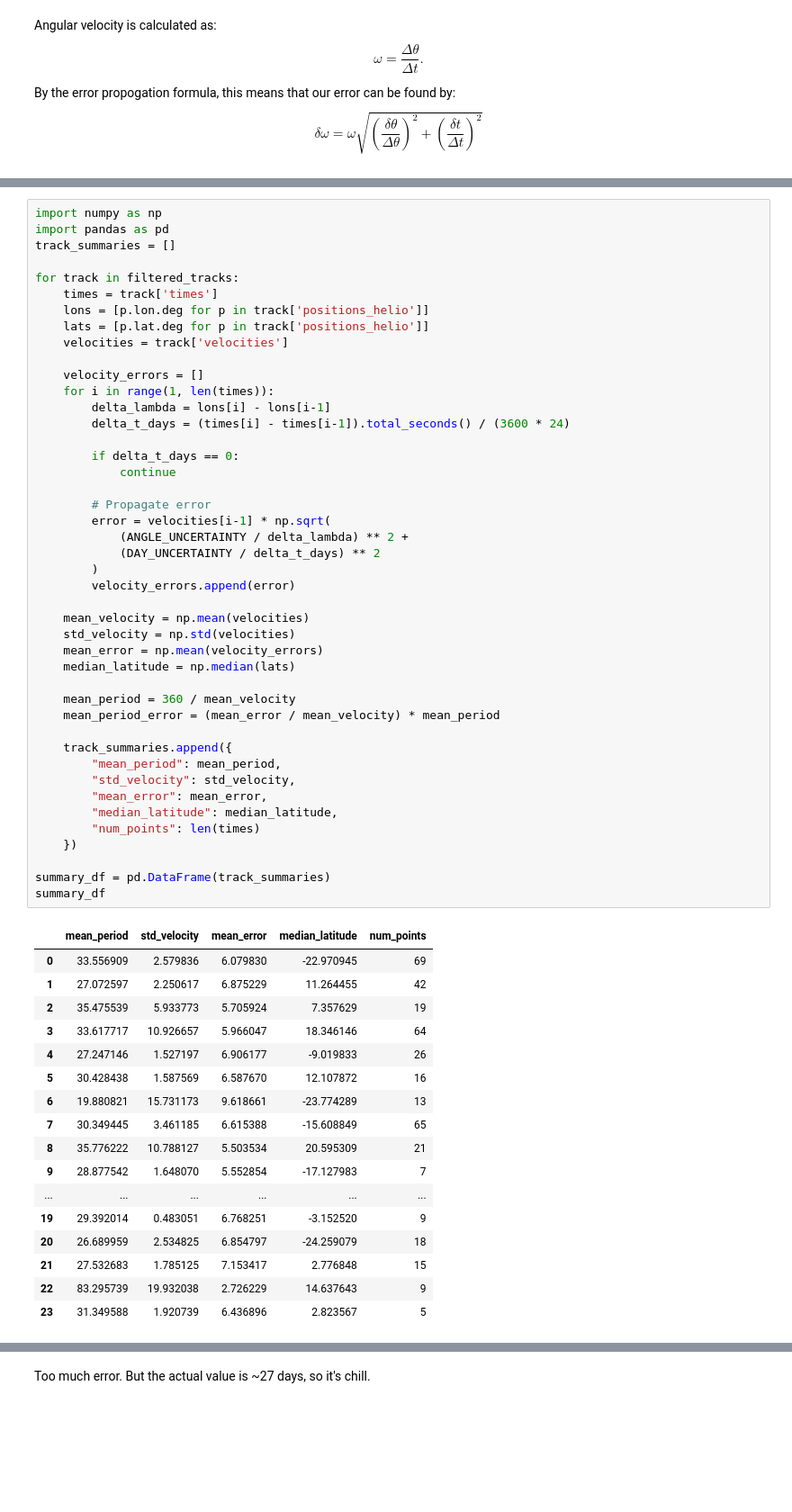
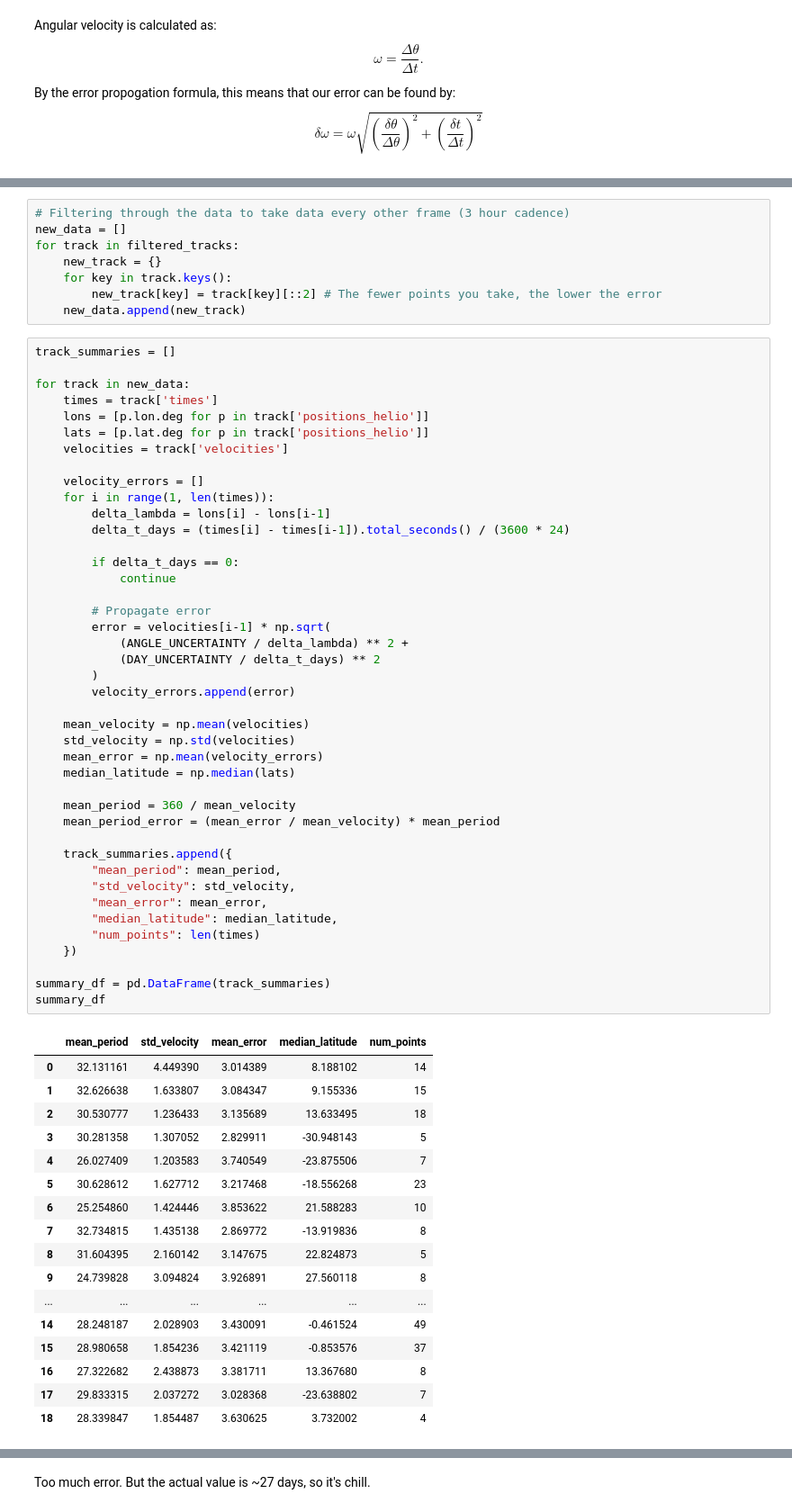
Before and after one commit to Joseph-Khoury/MQE_env, a Jupyter notebook: DML/solar_rotation_from_data/SOHO_analysis.ipynb, the cells around one changed output, grey strips where cells are left out. Shown: that part at 90% size. Cells and saved outputs as stored; diff of their text form; blank space fills up the shorter version.

```diff
--- a/DML/solar_rotation_from_data/SOHO_analysis.ipynb
+++ b/DML/solar_rotation_from_data/SOHO_analysis.ipynb
@@ -291,9 +292,15 @@ Number of tracks with more than 4 velocity points is: 24
+# %%
+# Filtering through the data to take data every other frame (3 hour cadence)
+new_data = []
+for track in filtered_tracks:
+    new_track = {}
+    for key in track.keys():
+        new_track[key] = track[key][::2] # The fewer points you take, the lower the error
+    new_data.append(new_track)
 # %%
-import numpy as np
-import pandas as pd
 track_summaries = []
 
-for track in filtered_tracks:
+for track in new_data:
     times = track['times']
     lons = [p.lon.deg for p in track['positions_helio']]
     lats = [p.lat.deg for p in track['positions_helio']]
@@ -307,46 +314,46 @@ for track in filtered_tracks:
         if delta_t_days == 0:
             continue
 
         # Propagate error
         error = velocities[i-1] * np.sqrt(
             (ANGLE_UNCERTAINTY / delta_lambda) ** 2 +
             (DAY_UNCERTAINTY / delta_t_days) ** 2
         )
         velocity_errors.append(error)
 
     mean_velocity = np.mean(velocities)
     std_velocity = np.std(velocities)
     mean_error = np.mean(velocity_errors)
     median_latitude = np.median(lats)
 
     mean_period = 360 / mean_velocity
     mean_period_error = (mean_error / mean_velocity) * mean_period
 
     track_summaries.append({
         "mean_period": mean_period,
         "std_velocity": std_velocity,
         "mean_error": mean_error,
         "median_latitude": median_latitude,
         "num_points": len(times)
     })
 
 summary_df = pd.DataFrame(track_summaries)
 summary_df
 # %% [output]
 |  | mean_period | std_velocity | mean_error | median_latitude | num_points |
-| 0 | 33.556909 | 2.579836 | 6.079830 | -22.970945 | 69 |
-| 1 | 27.072597 | 2.250617 | 6.875229 | 11.264455 | 42 |
-| 2 | 35.475539 | 5.933773 | 5.705924 | 7.357629 | 19 |
-| 3 | 33.617717 | 10.926657 | 5.966047 | 18.346146 | 64 |
-| 4 | 27.247146 | 1.527197 | 6.906177 | -9.019833 | 26 |
-| 5 | 30.428438 | 1.587569 | 6.587670 | 12.107872 | 16 |
-| 6 | 19.880821 | 15.731173 | 9.618661 | -23.774289 | 13 |
-| 7 | 30.349445 | 3.461185 | 6.615388 | -15.608849 | 65 |
-| 8 | 35.776222 | 10.788127 | 5.503534 | 20.595309 | 21 |
-| 9 | 28.877542 | 1.648070 | 5.552854 | -17.127983 | 7 |
+| 0 | 32.131161 | 4.449390 | 3.014389 | 8.188102 | 14 |
+| 1 | 32.626638 | 1.633807 | 3.084347 | 9.155336 | 15 |
+| 2 | 30.530777 | 1.236433 | 3.135689 | 13.633495 | 18 |
+| 3 | 30.281358 | 1.307052 | 2.829911 | -30.948143 | 5 |
+| 4 | 26.027409 | 1.203583 | 3.740549 | -23.875506 | 7 |
+| 5 | 30.628612 | 1.627712 | 3.217468 | -18.556268 | 23 |
+| 6 | 25.254860 | 1.424446 | 3.853622 | 21.588283 | 10 |
+| 7 | 32.734815 | 1.435138 | 2.869772 | -13.919836 | 8 |
+| 8 | 31.604395 | 2.160142 | 3.147675 | 22.824873 | 5 |
+| 9 | 24.739828 | 3.094824 | 3.926891 | 27.560118 | 8 |
 | ... | ... | ... | ... | ... | ... |
-| 19 | 29.392014 | 0.483051 | 6.768251 | -3.152520 | 9 |
-| 20 | 26.689959 | 2.534825 | 6.854797 | -24.259079 | 18 |
-| 21 | 27.532683 | 1.785125 | 7.153417 | 2.776848 | 15 |
-| 22 | 83.295739 | 19.932038 | 2.726229 | 14.637643 | 9 |
-| 23 | 31.349588 | 1.920739 | 6.436896 | 2.823567 | 5 |
+| 14 | 28.248187 | 2.028903 | 3.430091 | -0.461524 | 49 |
+| 15 | 28.980658 | 1.854236 | 3.421119 | -0.853576 | 37 |
+| 16 | 27.322682 | 2.438873 | 3.381711 | 13.367680 | 8 |
+| 17 | 29.833315 | 2.037272 | 3.028368 | -23.638802 | 7 |
+| 18 | 28.339847 | 1.854487 | 3.630625 | 3.732002 | 4 |
```
Also changed, not shown: parts of 16 cells of this notebook, 9 other files.
